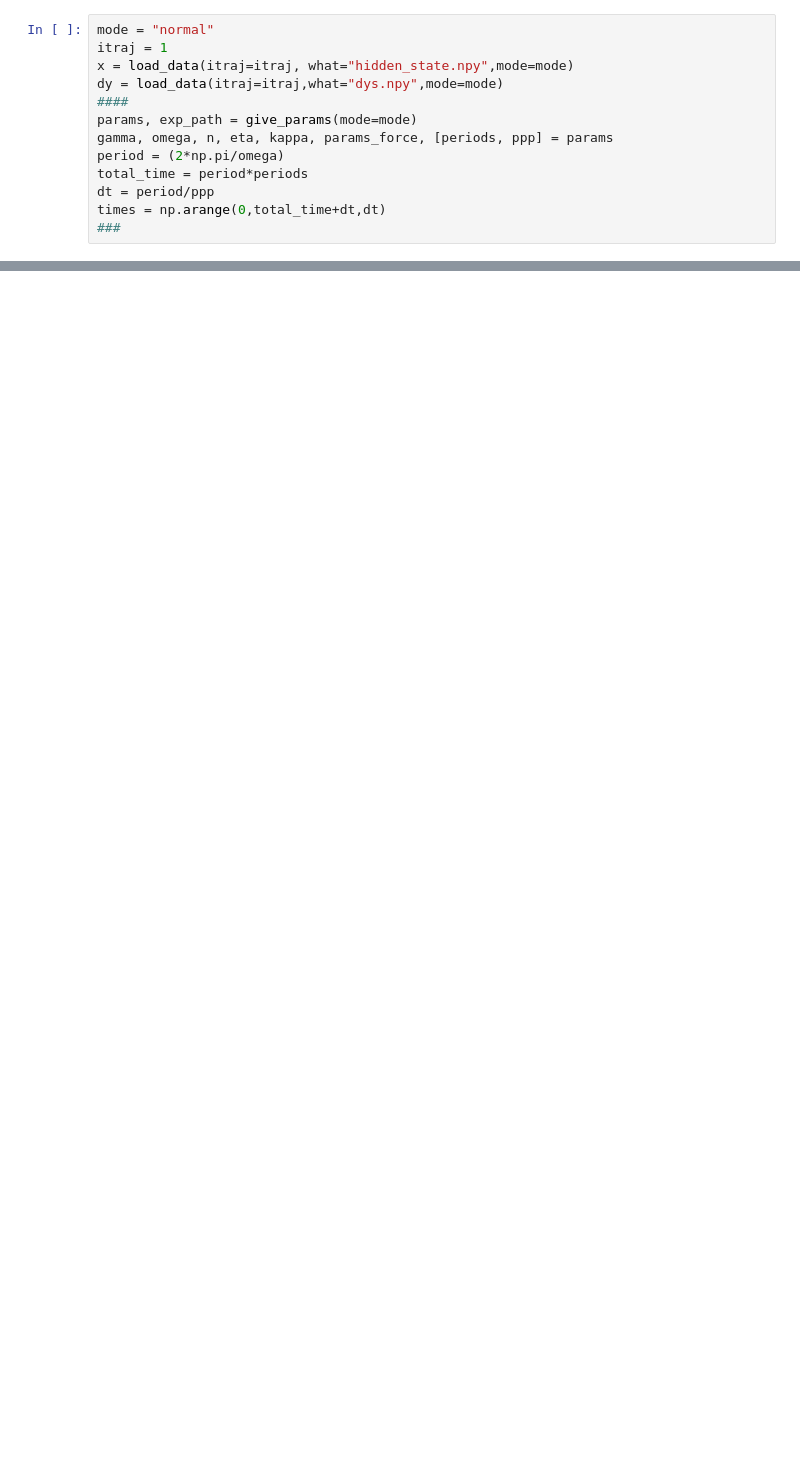
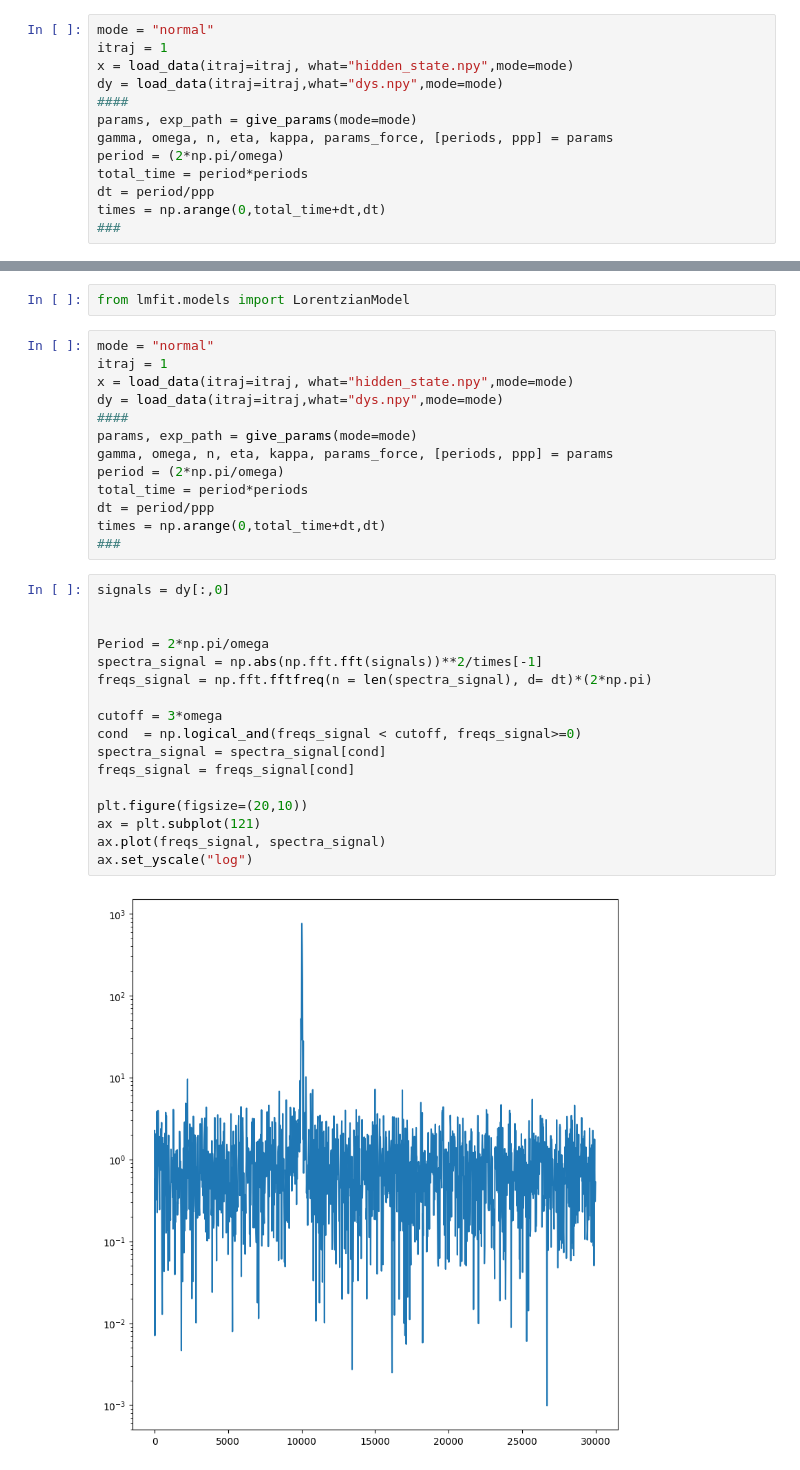
Before and after one commit to matibilkis/qmon-sindy, a Jupyter notebook: analysis/load_data_estimation_freq.ipynb, the cells around one changed output, grey strips where cells are left out. Cells and saved outputs as stored; diff of their text form; blank space fills up the shorter version.

```diff
--- a/analysis/load_data_estimation_freq.ipynb
+++ b/analysis/load_data_estimation_freq.ipynb
@@ -52,0 +79,34 @@ ax.plot(np.stack(history["params"]))
+# %%
+from lmfit.models import LorentzianModel
+# %%
+mode = "normal"
+itraj = 1
+x = load_data(itraj=itraj, what="hidden_state.npy",mode=mode)
+dy = load_data(itraj=itraj,what="dys.npy",mode=mode)
+####
+params, exp_path = give_params(mode=mode)
+gamma, omega, n, eta, kappa, params_force, [periods, ppp] = params
+period = (2*np.pi/omega)
+total_time = period*periods
+dt = period/ppp
+times = np.arange(0,total_time+dt,dt)
+###
+# %%
+signals = dy[:,0]
+
+
+Period = 2*np.pi/omega
+spectra_signal = np.abs(np.fft.fft(signals))**2/times[-1]
+freqs_signal = np.fft.fftfreq(n = len(spectra_signal), d= dt)*(2*np.pi)
+
+cutoff = 3*omega
+cond  = np.logical_and(freqs_signal < cutoff, freqs_signal>=0)
+spectra_signal = spectra_signal[cond]
+freqs_signal = freqs_signal[cond]
+
+plt.figure(figsize=(20,10))
+ax = plt.subplot(121)
+ax.plot(freqs_signal, spectra_signal)
+ax.set_yscale("log")
+# %% [output]
+[figure, added]
```
Also changed, not shown: parts of 12 cells of this notebook, 5 other files.
